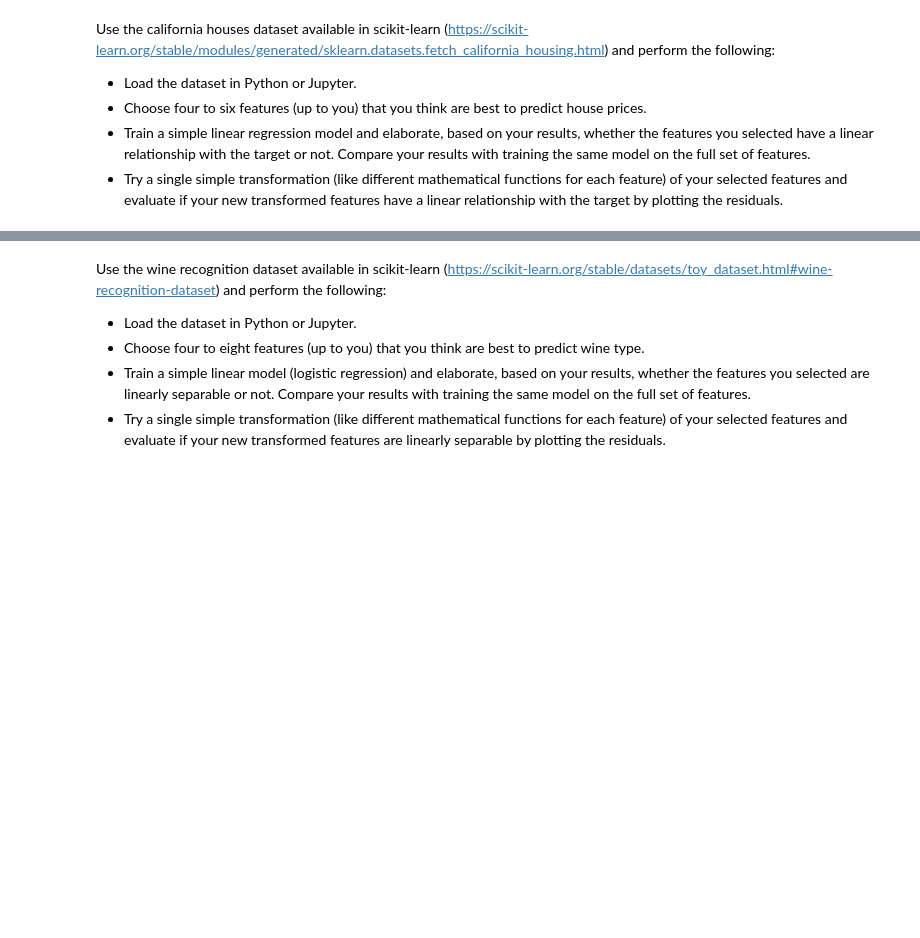
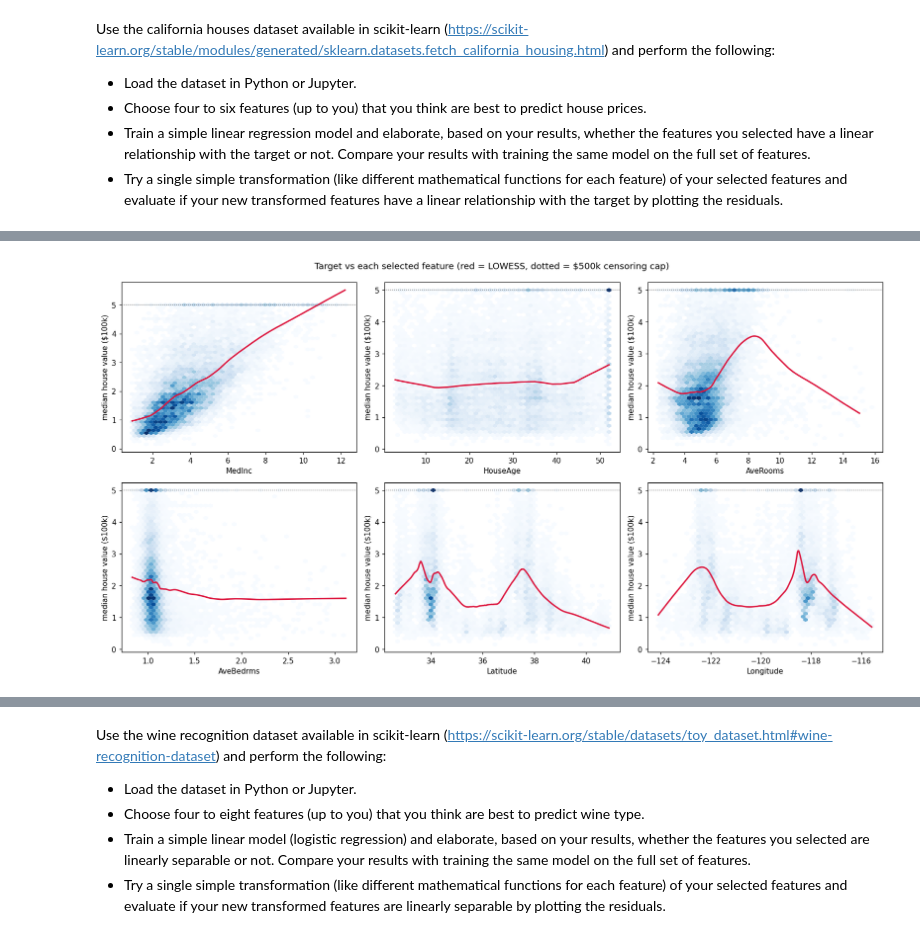
Before and after one commit to ChrChirag/IML_RUG, a Jupyter notebook: assignment_1/part1/assignment_1_part1.ipynb, the cells around one changed output, grey strips where cells are left out. Saved outputs shown, nothing was run; the diff lists cells and outputs as text; code cells hidden in the pictures; blank space fills up the shorter version.

```diff
--- a/assignment_1/part1/assignment_1_part1.ipynb
+++ b/assignment_1/part1/assignment_1_part1.ipynb
@@ -74,0 +264,7 @@ Use the california houses dataset available in scikit-learn ([https://scikit-lea
+# %%
+FEATURES_6 = ["MedInc", "HouseAge", "AveRooms", "AveBedrms", "Latitude", "Longitude"]
+FEATURES_8 = FEATURES_6[:4] + ["Population", "AveOccup"] + FEATURES_6[4:]
+
+train, test = train_test_split(df, test_size=0.2, random_state=SEED)
+ytr, yte = train[TARGET], test[TARGET]
+print(f"train {train.shape[0]} rows | test {test.shape[0]} rows")
@@ -74,0 +281,26 @@ Use the california houses dataset available in scikit-learn ([https://scikit-lea
+# %%
+def smooth(x, y, frac=0.3, n=4000, seed=0):
+    """LOWESS curve, computed on a random subsample for speed."""
+    x, y = np.asarray(x, float), np.asarray(y, float)
+    if len(x) > n:
+        idx = np.random.default_rng(seed).choice(len(x), n, replace=False)
+        x, y = x[idx], y[idx]
+    out = lowess(y, x, frac=frac, it=0, return_sorted=True)
+    return out[:, 0], out[:, 1]
+
+
+fig, axes = plt.subplots(2, 3, figsize=(15, 8))
+for ax, f in zip(axes.ravel(), FEATURES_6):
+    lo, hi = np.percentile(df[f], [0.5, 99.5])
+    m = (df[f] >= lo) & (df[f] <= hi)
+    ax.hexbin(df.loc[m, f], df.loc[m, TARGET], gridsize=45, cmap="Blues", mincnt=1, linewidths=0)
+    sx, sy = smooth(df.loc[m, f], df.loc[m, TARGET])
+    ax.plot(sx, sy, color="crimson", lw=2)
+    ax.axhline(5.0, color="0.4", ls=":", lw=1)
+    ax.set_xlabel(f)
+    ax.set_ylabel("median house value ($100k)")
+fig.suptitle("Target vs each selected feature (red = LOWESS, dotted = $500k censoring cap)", y=0.99)
+fig.tight_layout()
+plt.show()
+# %% [output]
+[figure, added]
```
Also changed, not shown: parts of 51 cells of this notebook, 2 other files.
